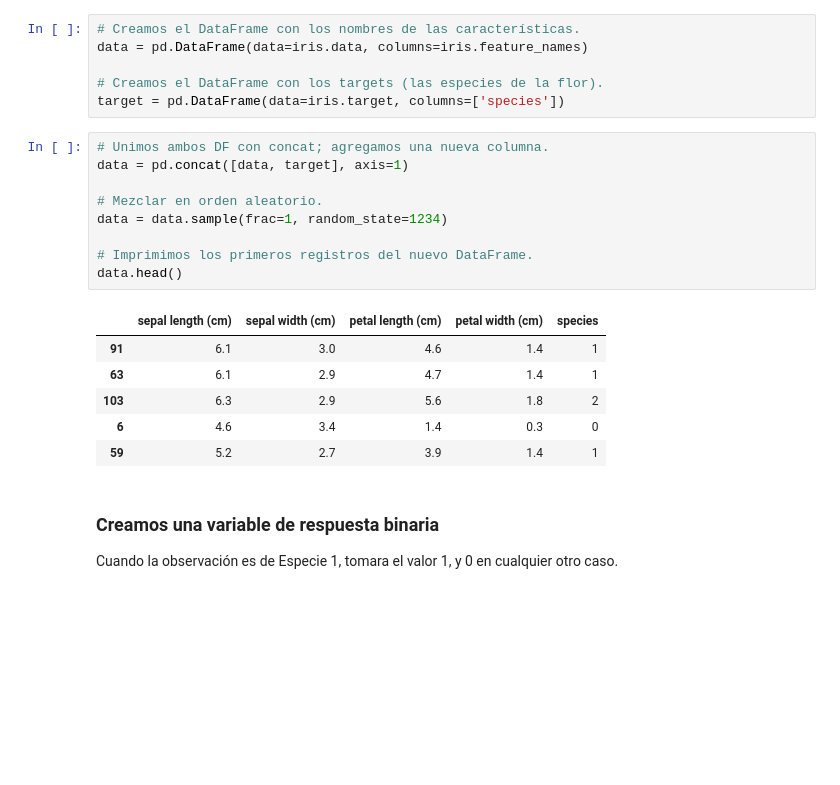
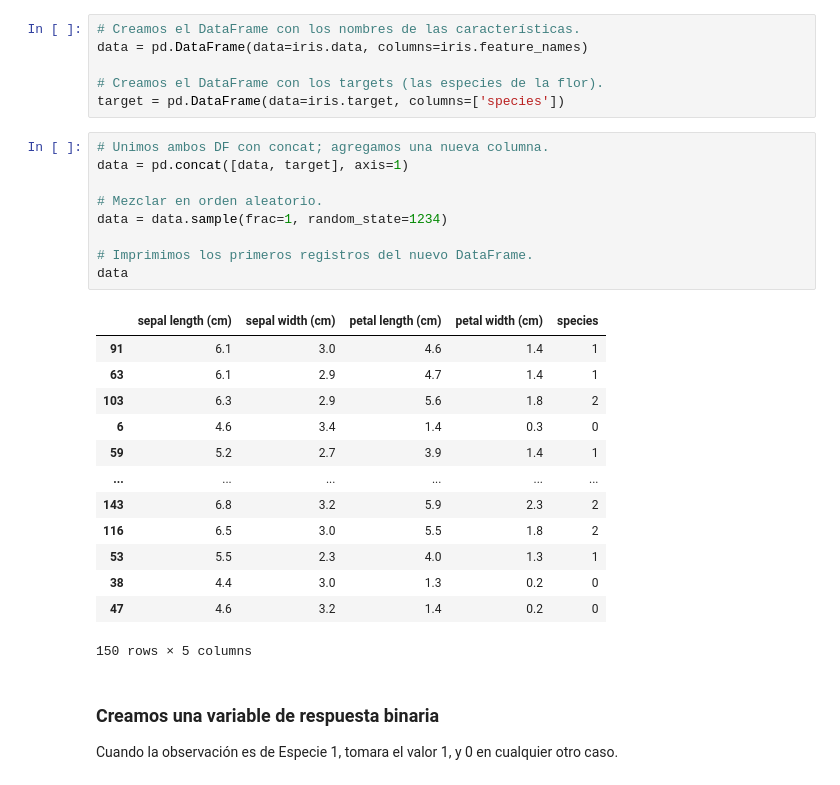
Before and after one commit to jazaineam1/Andes_ADDBD, a Jupyter notebook: Sesion12/Clase_12_Introducción_al_ML_Modelo_Lineal.ipynb, the cells around one changed output. Saved outputs shown, nothing was run; the diff lists cells and outputs as text; blank space fills up the shorter version.

```diff
--- a/Sesion12/Clase_12_Introducción_al_ML_Modelo_Lineal.ipynb
+++ b/Sesion12/Clase_12_Introducción_al_ML_Modelo_Lineal.ipynb
@@ -81,19 +81,26 @@ target = pd.DataFrame(data=iris.target, columns=['species'])
 # %%
 # Unimos ambos DF con concat; agregamos una nueva columna.
 data = pd.concat([data, target], axis=1)
 
 # Mezclar en orden aleatorio.
 data = data.sample(frac=1, random_state=1234)
 
 # Imprimimos los primeros registros del nuevo DataFrame.
-data.head()
+data
 # %% [output]
 |  | sepal length (cm) | sepal width (cm) | petal length (cm) | petal width (cm) | species |
 | 91 | 6.1 | 3.0 | 4.6 | 1.4 | 1 |
 | 63 | 6.1 | 2.9 | 4.7 | 1.4 | 1 |
 | 103 | 6.3 | 2.9 | 5.6 | 1.8 | 2 |
 | 6 | 4.6 | 3.4 | 1.4 | 0.3 | 0 |
 | 59 | 5.2 | 2.7 | 3.9 | 1.4 | 1 |
+| ... | ... | ... | ... | ... | ... |
+| 143 | 6.8 | 3.2 | 5.9 | 2.3 | 2 |
+| 116 | 6.5 | 3.0 | 5.5 | 1.8 | 2 |
+| 53 | 5.5 | 2.3 | 4.0 | 1.3 | 1 |
+| 38 | 4.4 | 3.0 | 1.3 | 0.2 | 0 |
+| 47 | 4.6 | 3.2 | 1.4 | 0.2 | 0 |
+150 rows × 5 columns
 # %% [markdown]
 ### Creamos una variable de respuesta binaria
 
```
Also changed, not shown: parts of 6 cells of this notebook.
